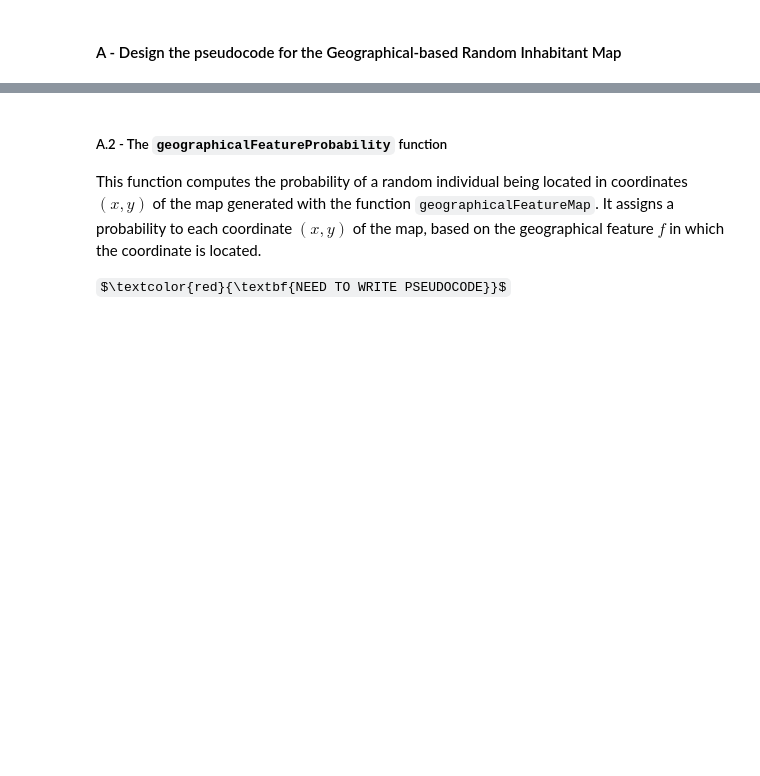
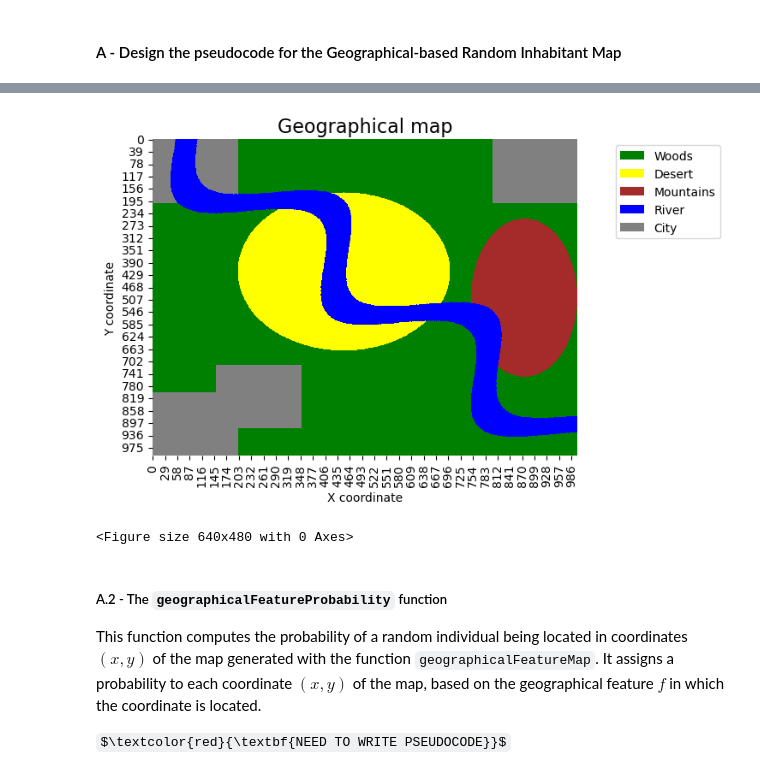
Before and after one commit to lucadibello/geographical-friendship-network, a Jupyter notebook: geographical-friendship-network.ipynb, the cells around one changed output, grey strips where cells are left out. Drawn from its saved outputs; the diff is of its cells as text; code cells hidden in the pictures; some formulas as TeX source; blank space fills up the shorter version.

```diff
--- a/geographical-friendship-network.ipynb
+++ b/geographical-friendship-network.ipynb
@@ -819,17 +761,17 @@ def geographicalFeatureMap(n: int = 1000) -> np.ndarray:
   #
 
   ## Desert center is at the center of the map (slightly shifted to the left)
-  desert_center = Point(x = n // 2 - desert_radius // 5, y = n // 2 - desert_radius // 3)
+  desert_center = util.Point(x = n // 2 - desert_radius // 5, y = n // 2 - desert_radius // 3)
 
   ## Montain range on the right of the desert
-  mountain_center = Point(x = n // 2 + desert_radius + mountain_radius_y // 2, y =  n // 2)
+  mountain_center = util.Point(x = n // 2 + desert_radius + mountain_radius_y // 2, y =  n // 2)
 
   ## Three cities: one in the bottom left corner, one in the top right corner and one under the desert (slightly shifted to the right)
   city_centers = [
-    Point(x = 0, y =0),
-    Point(x = n - city_size, y = 0),
-    Point(x = 0, y = n - city_size),
-    Point(x = n // 2 - desert_radius - city_size // 2, y = n // 2 - city_size // 2 + desert_radius * 1.25)
+    util.Point(x = 0, y =0),
+    util.Point(x = n - city_size, y = 0),
+    util.Point(x = 0, y = n - city_size),
+    util.Point(x = n // 2 - desert_radius - city_size // 2, y = n // 2 - city_size // 2 + desert_radius * 1.25)
   ]
 
   # Loop over all map coordinates and check if they are inside a specific geographical feature
@@ -837,16 +779,16 @@ def geographicalFeatureMap(n: int = 1000) -> np.ndarray:
     for j in range(n): # X coordinate
       # Add circle
       if (i - desert_center.y)**2 + (j - desert_center.x)**2 <= desert_radius**2:
-        map[i, j] = GeographicalFeatureType.DESERT.value
+        map[i, j] = util.GeographicalFeatureType.DESERT.value
 
       # Add mountain range
       if (i - mountain_center.y)**2 / mountain_radius_y**2 + (j - mountain_center.x)**2 / mountain_radius_x**2 <= 1:
-        map[i, j] = GeographicalFeatureType.MOUNTAIN.value
+        map[i, j] = util.GeographicalFeatureType.MOUNTAIN.value
 
       # Add cities
       for city_center in city_centers:
         if i >= city_center.y and i <= city_center.y + city_size and j >= city_center.x and j <= city_center.x + city_size:
-          map[i, j] = GeographicalFeatureType.CITY.value
+          map[i, j] = util.GeographicalFeatureType.CITY.value
 
       # Calculate the left and right bounds of the river relative to the midline
       rotated_i = int((i - river_midline) * np.cos(angle) - (j - river_midline) * np.sin(angle)) + river_midline
@@ -857,7 +799,7 @@ def geographicalFeatureMap(n: int = 1000) -> np.ndarray:
 
       # Check if the current point is within the river bounds
       if rotated_i >= river_left_bound and rotated_i <= river_right_bound:
-          map[i, j] = GeographicalFeatureType.RIVER.value
+          map[i, j] = util.GeographicalFeatureType.RIVER.value
 
   return map
 # %%
@@ -891,3 +847,10 @@ plt.show()
+# %%
+# Generate ands show geographical map
+plotGeographicalMap()
+plt.show()
+# %% [output]
+[figure, added]
+<Figure size 640x480 with 0 Axes>
 # %% [markdown]
 ##### A.2 - The `geographicalFeatureProbability` function
 
```
Also changed, not shown: parts of 17 cells of this notebook.
